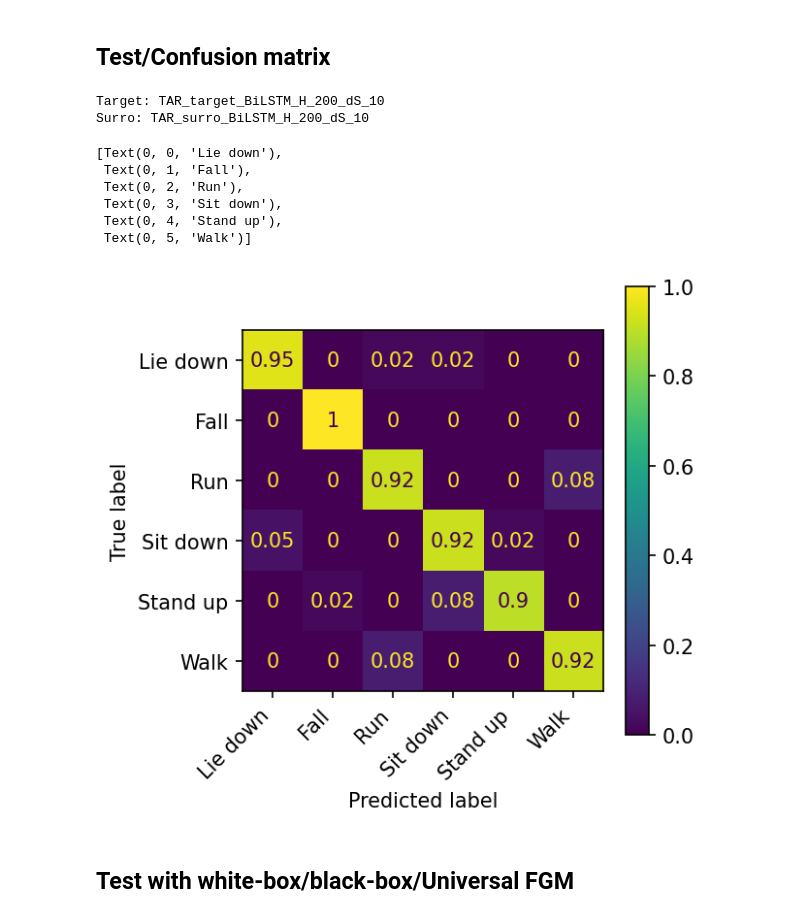
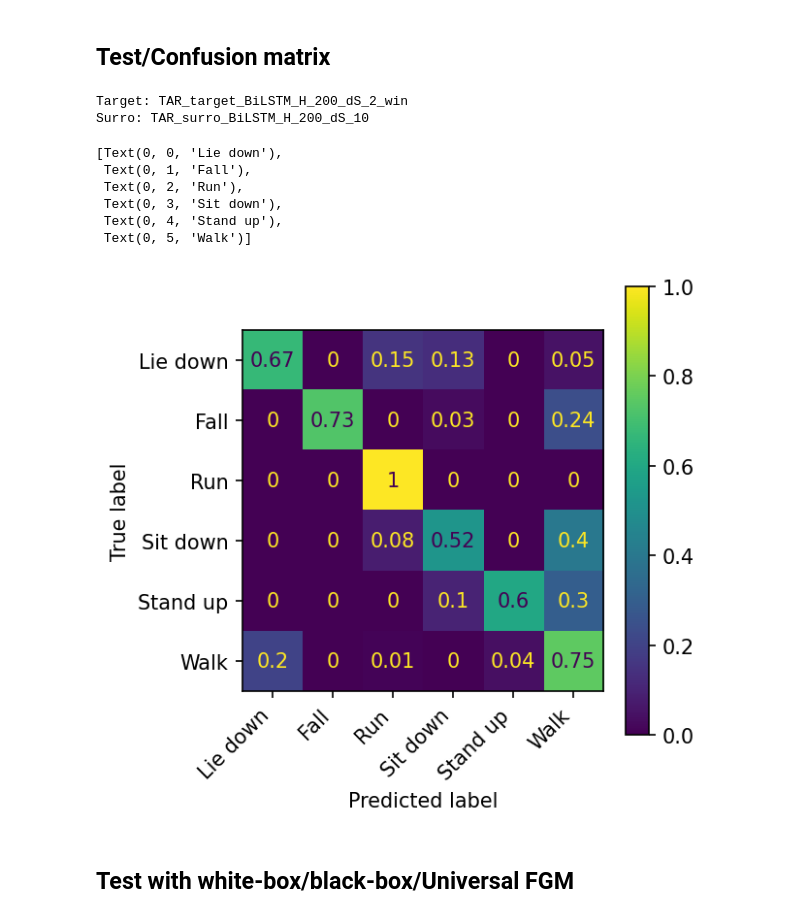
Before and after one commit to byungjunkim12/24-RT_adv_HAR, a Jupyter notebook: tbLSTMtest.ipynb, the cells around one changed output. Drawn from its saved outputs; the diff is of its cells as text; code cells hidden in the pictures.

```diff
--- a/tbLSTMtest.ipynb
+++ b/tbLSTMtest.ipynb
@@ -85,7 +85,7 @@ if dataType == 'JAR':
     dataPath = dataPath + "dSamp_" + str(dSamp) + "/"
 elif dataType == 'TAR':
     if dataWin:
-        if attackScheme == "GAIL" or attackScheme == "FGM" or attackScheme == "Univ" or attackScheme == "BC":
+        if attackScheme == "GAIL":
             dataPath = dataPath + "win_dSamp_" + str(dSamp) + "_" + attackScheme + "/"
         else:
             dataPath = dataPath + "win_dSamp_" + str(dSamp) + "_pad_" + str(padLen) + "/"
@@ -107,12 +107,6 @@ for activity in activities:
 if attackScheme == "GAIL":
     fileName_prefix = "input_TAR_BiLSTM_H_200_dS_10_"
     fileName_prefix_attack = "GAIL_TAR_BiLSTM_H_200_dS_10_"
-elif attackScheme == "FGM":
-    fileName_prefix = "input_TAR_BiLSTM_H_200_dS_10_"
-    fileName_prefix_attack = "FGM_TAR_BiLSTM_H_200_dS_10_"
-elif attackScheme == "Univ":
-    fileName_prefix = "input_TAR_BiLSTM_H_200_dS_10_"
-    fileName_prefix_attack = "Univ_TAR_BiLSTM_H_200_dS_10_"
 elif attackScheme == "BC":
     fileName_prefix = "input_TAR_BiLSTM_H_200_dS_10_"
     fileName_prefix_attack = "BC_TAR_BiLSTM_H_200_dS_10_"
@@ -133,15 +127,9 @@ elif dataType == "TAR":
     for actIdx, activity in enumerate(activities):
         longestLen = 0
         shortestLen = 10000
-        # dataDict[activity] = defaultdict(list)
 
-
-        #     xxLoadNP = np.load(dataPath + fileName_prefix + activity + ".npy", allow_pickle=True)
-        #     if attackScheme == "GAIL" or attackScheme == "FGM" or attackScheme == "Univ" or attackScheme == "BC":
-        #         GAILLoadNP = np.load(dataPath + fileName_prefix_attack + activity + ".npy", allow_pickle=True)
-        # else:
         xxLoadNP = np.load(dataPath + "xx_" + activity + ".npy", allow_pickle=True)
-        if attackScheme == "GAIL" or attackScheme == "FGM" or attackScheme == "Univ" or attackScheme == "BC":
+        if attackScheme == "GAIL" or attackScheme == "BC":
             for dataInd, (data, dataGAIL) in enumerate(zip(xxLoadNP, GAILLoadNP)):
                 if data.shape[0] > longestLen:
                     longestLen = data.shape[0]
@@ -177,7 +165,7 @@ else:
     batchSize = 1
 trData = list()
 tsData = list()
-if attackScheme == "GAIL" or attackScheme == "FGM" or attackScheme == "Univ" or attackScheme == "BC":
+if attackScheme == "GAIL" or attackScheme == "BC":
     padLen = 0
 
 random.seed(1)
@@ -258,10 +246,10 @@ walk 39 40 80
 ## Test/Confusion matrix
 # %%
 nLayer = 1
-dSampTarget = 10
+dSampTarget = 2
 biDirTarget = True
 nHiddenTarget = 200
-dataWinTarget = False
+dataWinTarget = True
 
 dSampSurro = 10
 biDirSurro = True
@@ -294,7 +282,7 @@ HARNetSurroSavePath = './savedModels/selected/' + modelFileNameSurro + ".cpkt"
 print('Target:', modelFileNameTarget)
 print('Surro:', modelFileNameSurro)
 if dataWinTarget:
-    HARNetTarget = LSTMNet_TAR(nClasses=len(activities),\
+    HARNetTarget = LSTMNet(nClasses=len(activities),\
                     input_size=nSubC*nRX,\
                     bidirectional=biDirTarget,\
                     hidden_size=nHiddenTarget,\
@@ -324,36 +312,36 @@ HARNetSurro.to(device)
 HARNetSurro.eval()
 
 noiseAmpRatio = .1
 pred, target = getPreds(tsLoader, HARNetTarget, HARNetSurro, dSampTarget, dSampSurro,\
-                variableLen, noiseAmpRatio=noiseAmpRatio, slideLen=slideLen, seqLen=seqLen, noiseType='random')
+                variableLen, noiseAmpRatio=noiseAmpRatio, slideLen=slideLen, seqLen=seqLen, noiseType='Univ', trLoader=trLoader)
 cm = confusion_matrix(target,pred,normalize ='true')
 for i in range(len(activities)):
     for j in range(len(activities)):
         cm[i, j] = round(cm[i, j], 2)
 
 if dataType == 'JAR':
     activityLabel = ['Sit still', 'Fall down', 'Lie down', 'Stand still', 'Walk', 'Turn', 'Stand', 'Sit']
 
 elif dataType == 'TAR':
     activityLabel = ['Lie down', 'Fall', 'Run', 'Sit down', 'Stand up', 'Walk']
     # activities = ['fall', 'pickup', 'run', 'sitdown', 'standup', 'walk']
 
 disp = ConfusionMatrixDisplay(confusion_matrix=cm)
 fig, ax = plt.subplots(figsize=(4,4), dpi =150)
 disp.plot(ax=ax)
 
 ax.set_xticklabels(activityLabel, rotation=45, ha='right')
 ax.set_yticklabels(activityLabel)
 # %% [output]
-Target: TAR_target_BiLSTM_H_200_dS_10
+Target: TAR_target_BiLSTM_H_200_dS_2_win
 Surro: TAR_surro_BiLSTM_H_200_dS_10
 [Text(0, 0, 'Lie down'),
  Text(0, 1, 'Fall'),
  Text(0, 2, 'Run'),
  Text(0, 3, 'Sit down'),
  Text(0, 4, 'Stand up'),
  Text(0, 5, 'Walk')]
-[figure, old version]
+[figure, new version]
 # %% [markdown]
 ## Test with white-box/black-box/Universal FGM
 # %%
```
Also changed, not shown: parts of 19 cells of this notebook, 6 other files.
